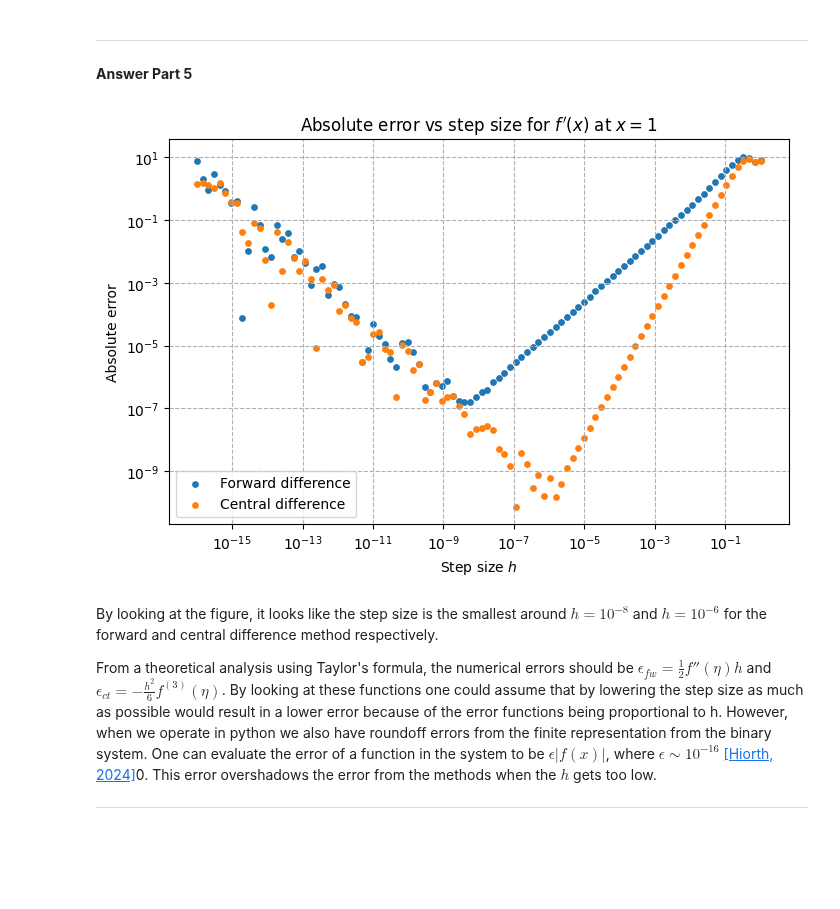
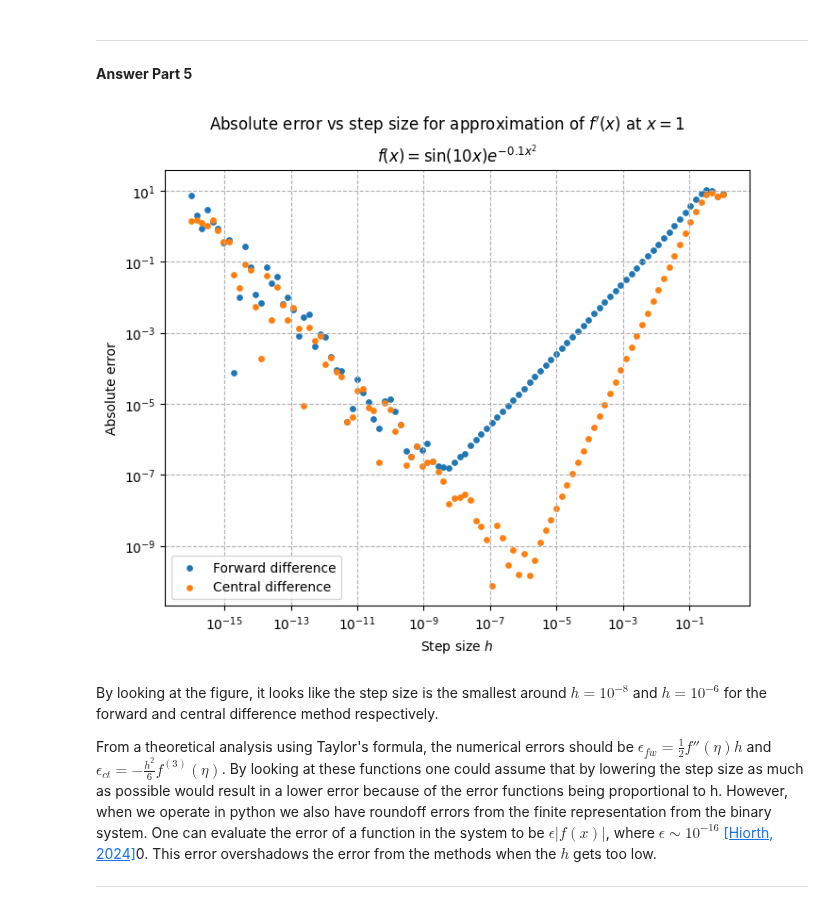
Before and after one commit to MalleBallen/Torgrim-og-Malvin-Gruppeprosjekt, a Jupyter notebook: project1.ipynb, the cells around one changed output. Cells and saved outputs as stored; diff of their text form; code cells hidden in the pictures; blank space fills up the shorter version.

Commit message:
Litt_endring_på_ex3_partII

```diff
--- a/project1.ipynb
+++ b/project1.ipynb
@@ -581,31 +583,47 @@ Next, we wish to quantify the error in our numerical derivative approximations f
 **Answer Part 5**
 # %%
 # Part 5 here
-# Generate h values with numpy logspace. This gives
-h_values = np.logspace(-16, 0, 100)
+# Generate h values with numpy logspace. This gives values from 10^-16 to 10^0. Using 100 values automatically gives a good distribution of values.
 
-# Vectorized computation of forward and central difference. All functions are defined earlier in the code, while x_value and fd_true are defined in part 3.
-fw_vals = fw_diff(f, x_value, h_values)
-ct_vals = ct_diff(f, x_value, h_values)
 
-# Compute absolute errors from the analytical solution.
-fw_errors = np.abs(fw_vals - fd_true)
-ct_errors = np.abs(ct_vals - fd_true)
 
-# Plotting
-plt.figure(figsize=(8, 5))
-plt.scatter(h_values, fw_errors, label='Forward difference', s=15)
-plt.scatter(h_values, ct_errors, label='Central difference', s=15)
-plt.xscale('log')
-plt.yscale('log')
-plt.xlabel('Step size $h$')
-plt.ylabel('Absolute error')
-plt.title(f'Absolute error vs step size for $f\'(x)$ at $x = {x_value}$')
-plt.legend()
-plt.grid(True, which='both', ls='--')
-plt.show()
+def compute_errors(f, x_value, fd_true, num_h=100):
+    h_values = np.logspace(-16, 0, num_h)
+
+    # Vectorized computation of forward and central difference. All functions are defined earlier in the code, while x_value and fd_true are defined in part 3.
+    fw_vals = fw_diff(f, x_value, h_values)
+    ct_vals = ct_diff(f, x_value, h_values)
+
+    fw_errors = np.abs(fw_vals - fd_true)
+    ct_errors = np.abs(ct_vals - fd_true)
+
+
+
+    return h_values, fw_errors, ct_errors, x_value
+
+def title_text(a=0.1, b=10): #String for the function given a and b
+    return fr"$f(x) = \sin({b}x)e^{{-{a}x^2}}$"
+
+# Plotting function
+def plot_errors_hfcx(h_values, fw_errors, ct_errors, x_value, title=None):
+
+    plt.figure(figsize=(8, 6))
+    plt.scatter(h_values, fw_errors, label='Forward difference', s=15)
+    plt.scatter(h_values, ct_errors, label='Central difference', s=15)
+    plt.xscale('log')
+    plt.yscale('log')
+    plt.xlabel('Step size $h$')
+    plt.ylabel('Absolute error')
+    plt.suptitle(f'Absolute error vs step size for approximation of $f\'(x)$ at $x = {x_value}$')
+    plt.title(title)
+    plt.legend()
+    plt.grid(True, which='both', ls='--')
+    plt.show()
+
+
+plot_errors_hfcx(*compute_errors(f, x_value, fd_true),title=title_text()) #x_value and fd_true are defined in part 3
 # %% [output]
-[figure, old version]
+[figure, new version]
 # %% [markdown]
 By looking at the figure, it looks like the step size is the smallest around $h = 10^{-8} $ and $ h = 10^{-6} $ for the forward and central difference method respectively.
 
```
Also changed, not shown: parts of 5 cells of this notebook.
